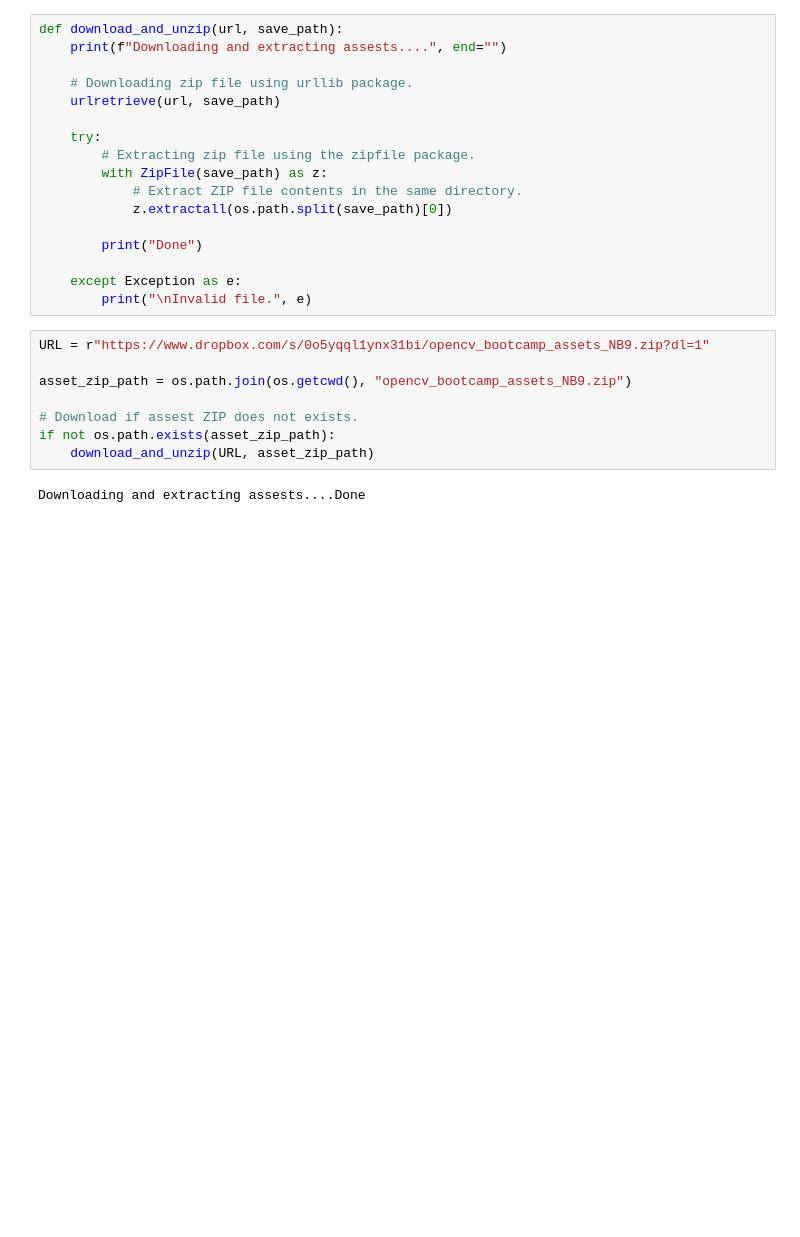
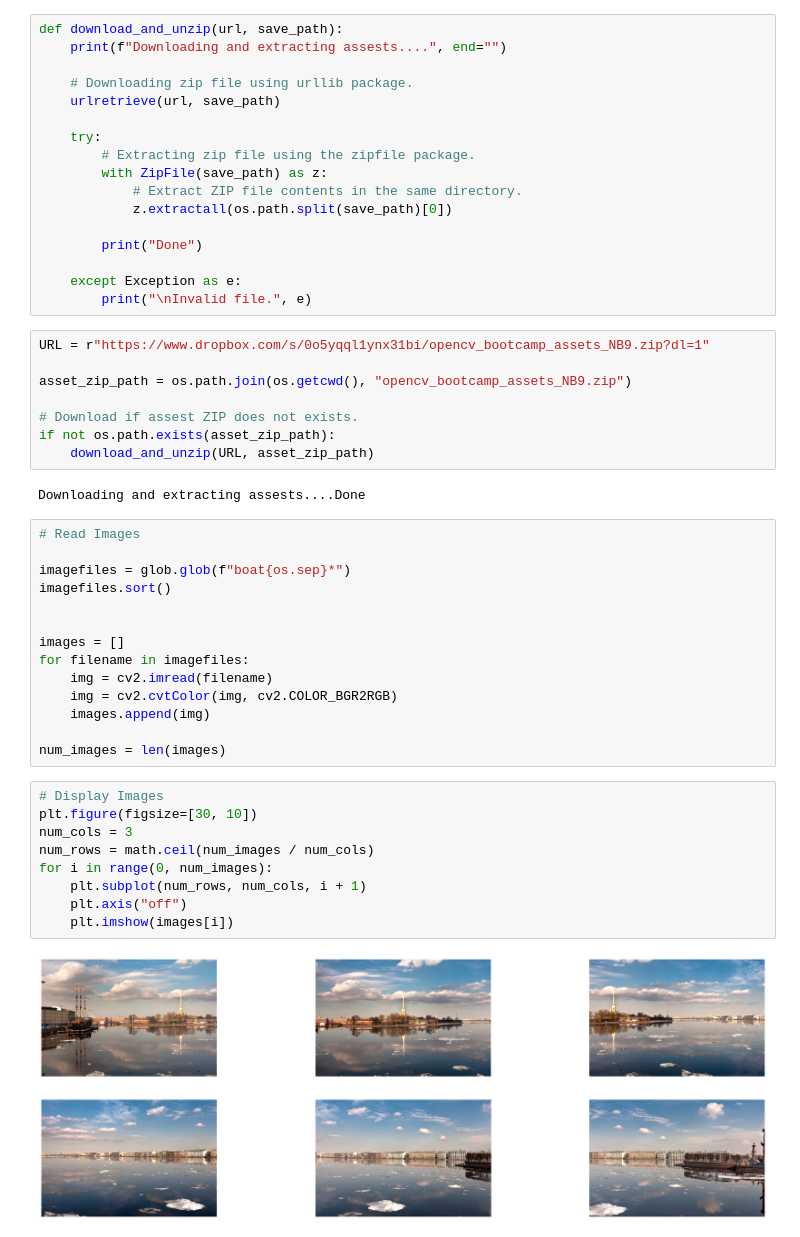
Before and after one commit to pereruannabaala/Panorama, a Jupyter notebook: Panorama.ipynb, the cells around one changed output. Cells and saved outputs as stored; diff of their text form; blank space fills up the shorter version.

Commit message:
Display images

```diff
--- a/Panorama.ipynb
+++ b/Panorama.ipynb
@@ -38,3 +40,28 @@ if not os.path.exists(asset_zip_path):
     download_and_unzip(URL, asset_zip_path)
 # %% [output]
 Downloading and extracting assests....Done
+# %%
+# Read Images
+
+imagefiles = glob.glob(f"boat{os.sep}*")
+imagefiles.sort()
+
+
+images = []
+for filename in imagefiles:
+    img = cv2.imread(filename)
+    img = cv2.cvtColor(img, cv2.COLOR_BGR2RGB)
+    images.append(img)
+
+num_images = len(images)
+# %%
+# Display Images
+plt.figure(figsize=[30, 10])
+num_cols = 3
+num_rows = math.ceil(num_images / num_cols)
+for i in range(0, num_images):
+    plt.subplot(num_rows, num_cols, i + 1)
+    plt.axis("off")
+    plt.imshow(images[i])
+# %% [output]
+[figure, added]
```
Also changed, not shown: parts of 1 cell of this notebook.
